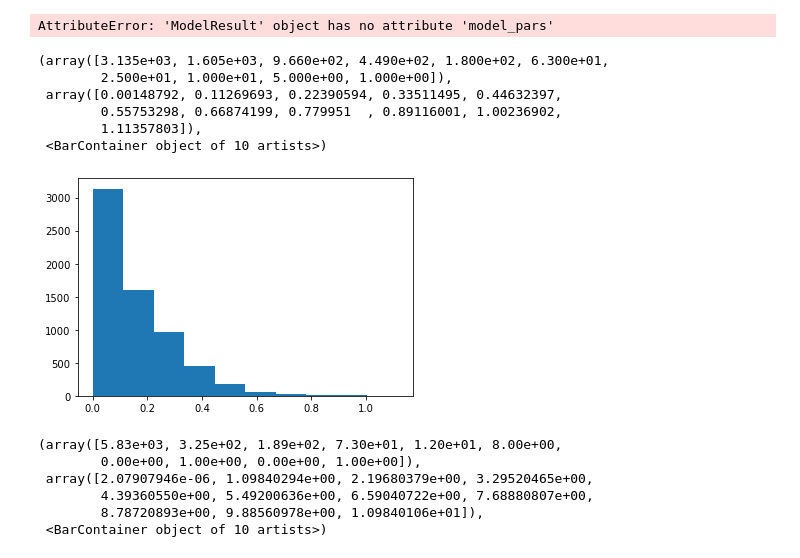
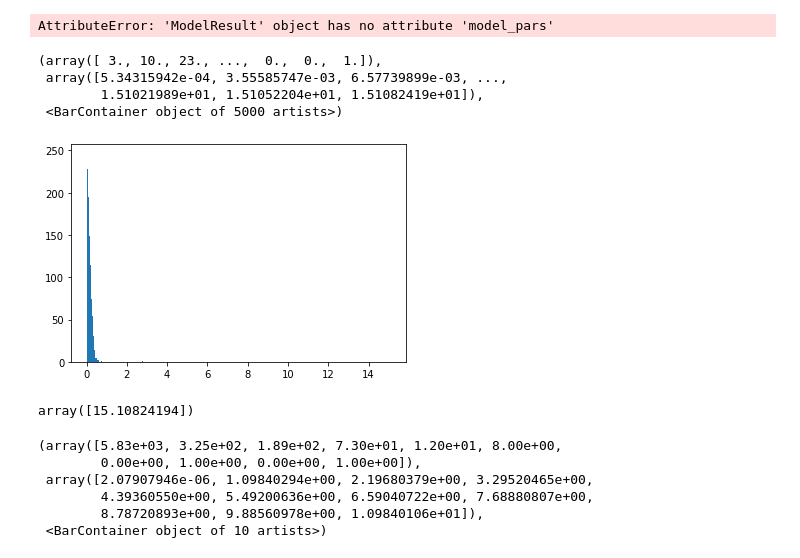
Before and after one commit to Nance-Lab/diff_predictor, a Jupyter notebook: notebooks/alpha_conf_interval.ipynb, the cells around one changed output. Saved outputs shown, nothing was run; the diff lists cells and outputs as text; code cells hidden in the pictures.

Commit message:
running notebooks to generate figures for paper

```diff
--- a/notebooks/alpha_conf_interval.ipynb
+++ b/notebooks/alpha_conf_interval.ipynb
@@ -109,15 +107,18 @@ AttributeError: 'ModelResult' object has no attribute 'model_pars'
 # %%
 perr_alph_arr = np.array(perr_alph)
 perr_alph_arr = perr_alph_arr[perr_alph_arr != np.inf]
-plt.hist(perr_alph_arr)
+plt.hist((perr_alph_arr), bins=5000)
 # %% [output]
-(array([3.135e+03, 1.605e+03, 9.660e+02, 4.490e+02, 1.800e+02, 6.300e+01,
-        2.500e+01, 1.000e+01, 5.000e+00, 1.000e+00]),
- array([0.00148792, 0.11269693, 0.22390594, 0.33511495, 0.44632397,
-        0.55753298, 0.66874199, 0.779951  , 0.89116001, 1.00236902,
-        1.11357803]),
- <BarContainer object of 10 artists>)
+(array([ 3., 10., 23., ...,  0.,  0.,  1.]),
+ array([5.34315942e-04, 3.55585747e-03, 6.57739899e-03, ...,
+        1.51021989e+01, 1.51052204e+01, 1.51082419e+01]),
+ <BarContainer object of 5000 artists>)
-[figure, old version]
+[figure, new version]
+# %%
+big_err = perr_alph_arr[perr_alph_arr >=5]
+big_err
+# %% [output]
+array([15.10824194])
 # %%
 perr_dcoef_arr = np.array(perr_dcoef)
 perr_dcoef_arr = perr_dcoef_arr[perr_dcoef_arr != np.inf]
```
Also changed, not shown: parts of 1 cell of this notebook, 3 other files.
